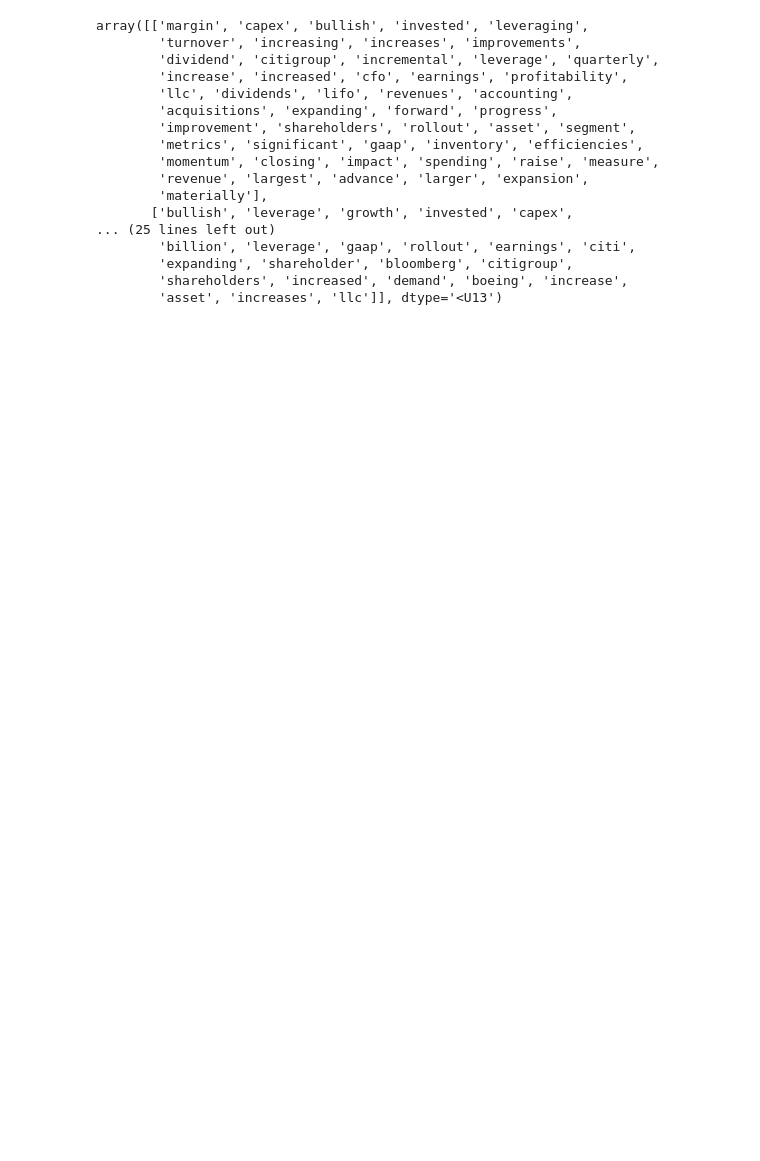
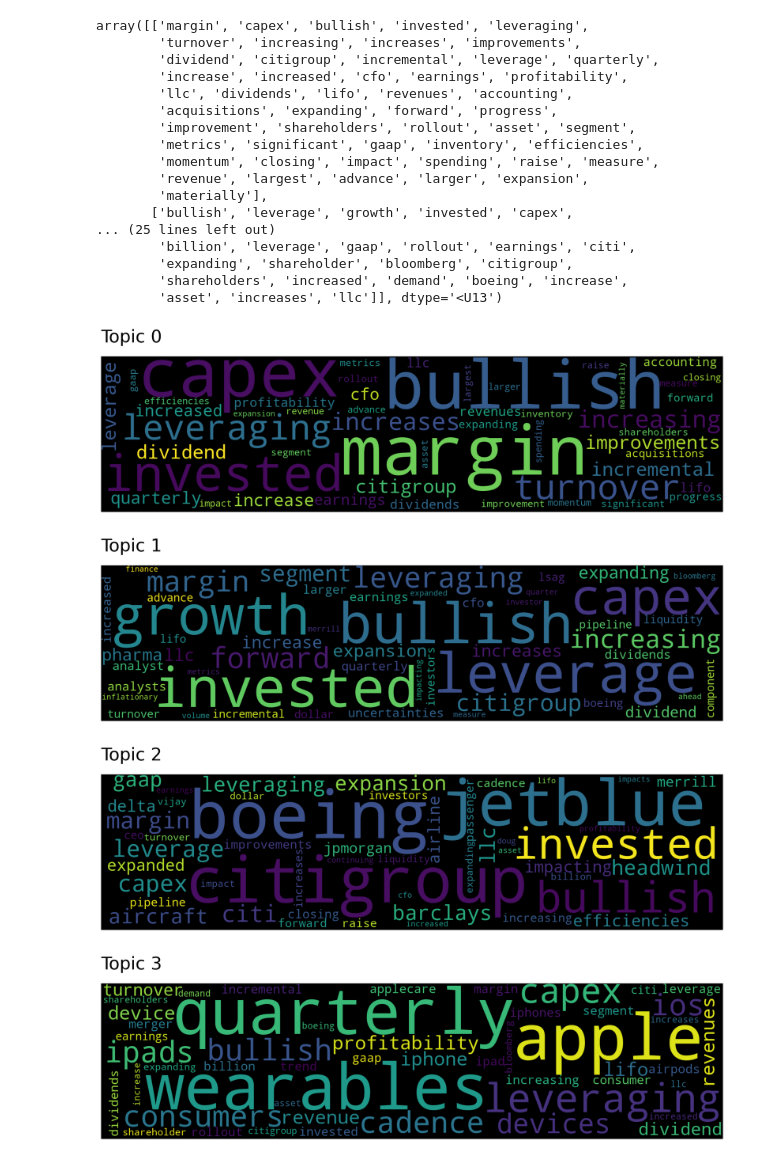
Before and after one commit to M-Enderle/Topic-Modelling, a Jupyter notebook: Top2Vec.ipynb, the cells around one changed output. Drawn from its saved outputs; the diff is of its cells as text; code cells hidden in the pictures; blank space fills up the shorter version.

```diff
--- a/Top2Vec.ipynb
+++ b/Top2Vec.ipynb
@@ -91,3 +60,12 @@ array([['margin', 'capex', 'bullish', 'invested', 'leveraging',
         'expanding', 'shareholder', 'bloomberg', 'citigroup',
         'shareholders', 'increased', 'demand', 'boeing', 'increase',
         'asset', 'increases', 'llc']], dtype='<U13')
+# %%
+topic_words, word_scores, topic_nums = model.get_topics(4)
+for topic in topic_nums:
+    model.generate_topic_wordcloud(topic)
+# %% [output]
+[figure, added]
+[figure, added]
+[figure, added]
+[figure, added]
```
Also changed, not shown: parts of 5 cells of this notebook, 9 other files.
